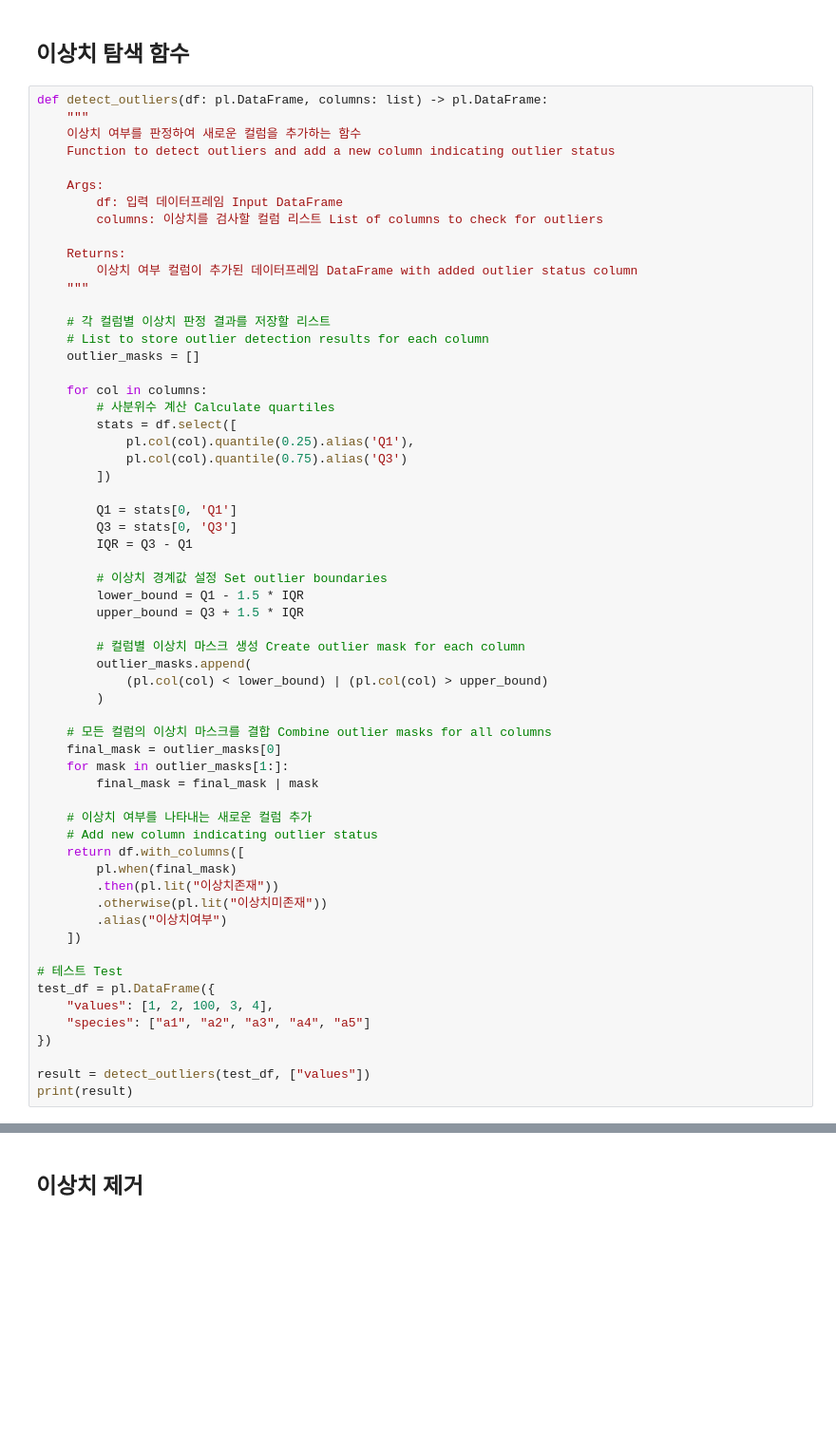
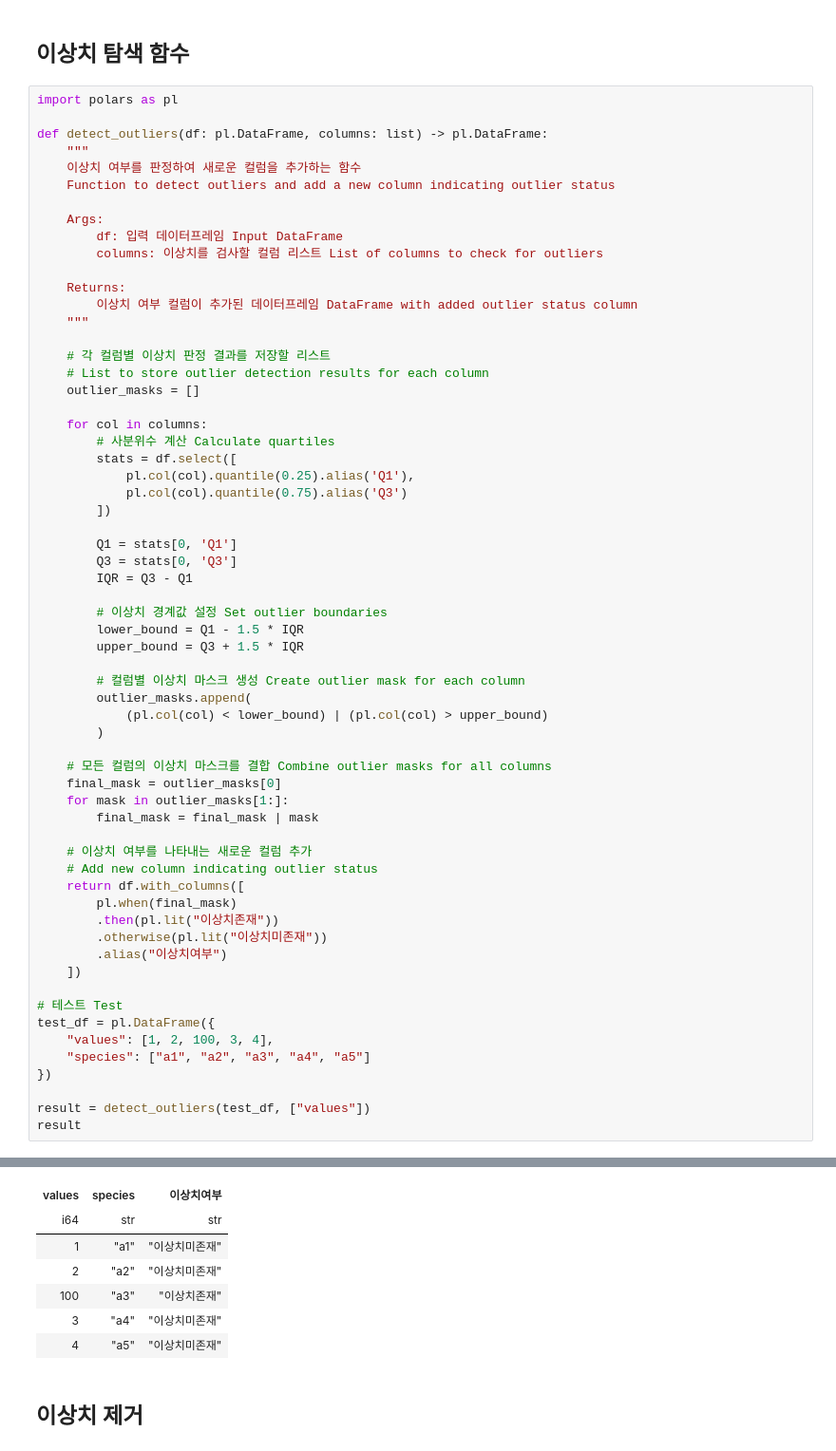
Before and after one commit to dschloe/polars_recipes, a Jupyter notebook: ch07_data_handling_analytics.ipynb, the cells around one changed output, grey strips where cells are left out. Shown: that part at 95% size. Saved outputs shown, nothing was run; the diff lists cells and outputs as text; blank space fills up the shorter version.

```diff
--- a/ch07_data_handling_analytics.ipynb
+++ b/ch07_data_handling_analytics.ipynb
@@ -336,6 +336,8 @@ shape: (5, 6)
 # %% [markdown]
 ## 이상치 탐색 함수
 # %%
+import polars as pl
+
 def detect_outliers(df: pl.DataFrame, columns: list) -> pl.DataFrame:
     """
     이상치 여부를 판정하여 새로운 컬럼을 추가하는 함수
@@ -394,6 +396,6 @@ test_df = pl.DataFrame({
 })
 
 result = detect_outliers(test_df, ["values"])
-print(result)
+result
 # %% [output]
 shape: (5, 3)
@@ -411,3 +402,10 @@ shape: (5, 3)
+| values | species | 이상치여부 |
+| i64 | str | str |
+| 1 | "a1" | "이상치미존재" |
+| 2 | "a2" | "이상치미존재" |
+| 100 | "a3" | "이상치존재" |
+| 3 | "a4" | "이상치미존재" |
+| 4 | "a5" | "이상치미존재" |
 # %% [markdown]
 ## 이상치 제거
 # %%
```
Also changed, not shown: parts of 4 cells of this notebook, 1 other file.
